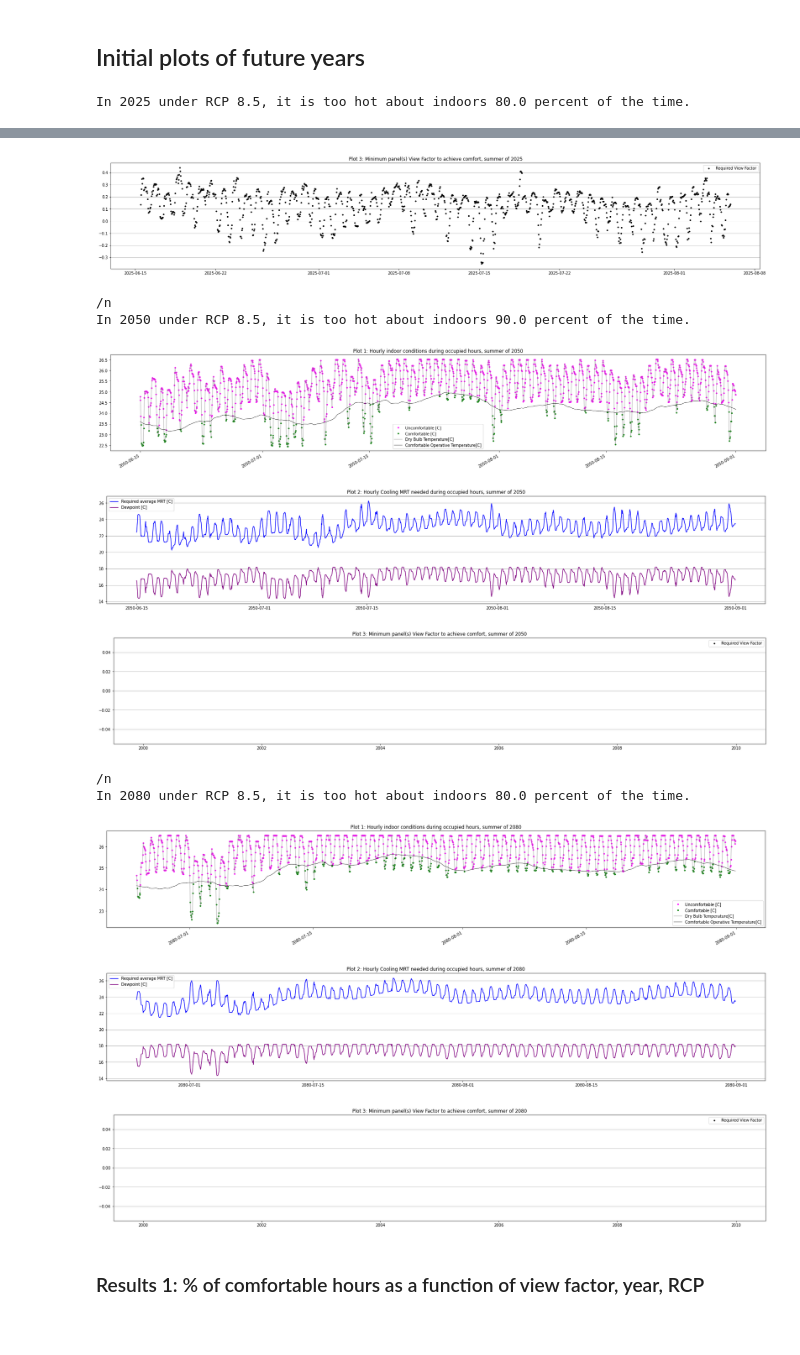
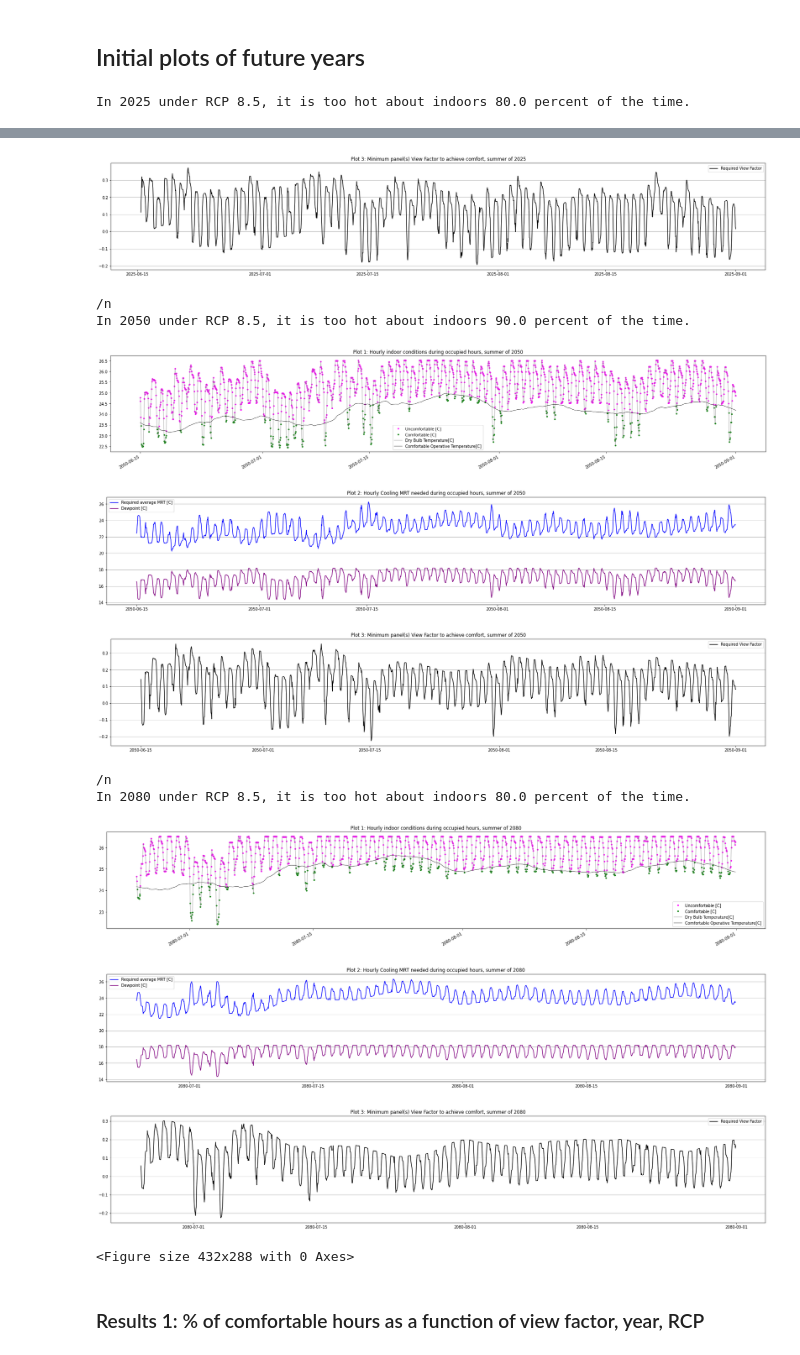
Before and after one commit to eta-lab/cooling-around, a Jupyter notebook: models/mrt2_XGBoost_futurePredictions.ipynb, the cells around one changed output, grey strips where cells are left out. Drawn from its saved outputs; the diff is of its cells as text; code cells hidden in the pictures.

```diff
--- a/models/mrt2_XGBoost_futurePredictions.ipynb
+++ b/models/mrt2_XGBoost_futurePredictions.ipynb
@@ -379,7 +379,7 @@ comfy_MRT = get_required_MRT(comfy_opTmp,ind_air_85)
 dew_point = get_dewPoint(ind_air_85)
 
 # Needed View Factor of panel(s)
-min_VF = get_min_viewFactor(ind_air_85, comfy_opTmp, dew_Point)
+min_VF = get_min_viewFactor(ind_air_85, comfy_opTmp, dew_point)
 
 # Example of Panel MRT at X view factor:
 
@@ -516,41 +516,44 @@ def visualize_year(dat=df_85, year=2050):
     plt.figure(figsize=(30,5))
     plt.title("Plot 3: Minimum panel(s) View Factor to achieve comfort, summer of %i" %yr)
     plt.grid(axis='y')
     plt.plot(x_ax, df_yr.min_VF,
-             linestyle='',
-             marker='.', color = 'black',
+             linestyle='-',
+             marker='', color = 'black',
              label="Required View Factor")
     plt.legend()
     plt.show()
 
 
 # Visualize 2025
 year=2025
 visualize_year(df_85, year)
 print('/n')
 
 # Visualize 2050
 year = 2050
 visualize_year(df_85, year)
 print('/n')
 
 # Visualize 2080
 year = 2080
 visualize_year(df_85, year)
+
+plt.savefig(FIGURES_PATH + '/ts_ALL_RCP85.pdf')
 # %% [output]
 In 2025 under RCP 8.5, it is too hot about indoors 80.0 percent of the time.
 [figure]
 [figure]
-[figure, old version]
+[figure, new version]
 /n
 In 2050 under RCP 8.5, it is too hot about indoors 90.0 percent of the time.
 [figure]
 [figure]
-[figure, old version]
+[figure, new version]
 /n
 In 2080 under RCP 8.5, it is too hot about indoors 80.0 percent of the time.
 [figure]
 [figure]
-[figure, old version]
+[figure, new version]
+<Figure size 432x288 with 0 Axes>
 # %% [markdown]
 ### Results 1: % of comfortable hours as a function of view factor, year, RCP
```
Also changed, not shown: parts of 11 cells of this notebook.
